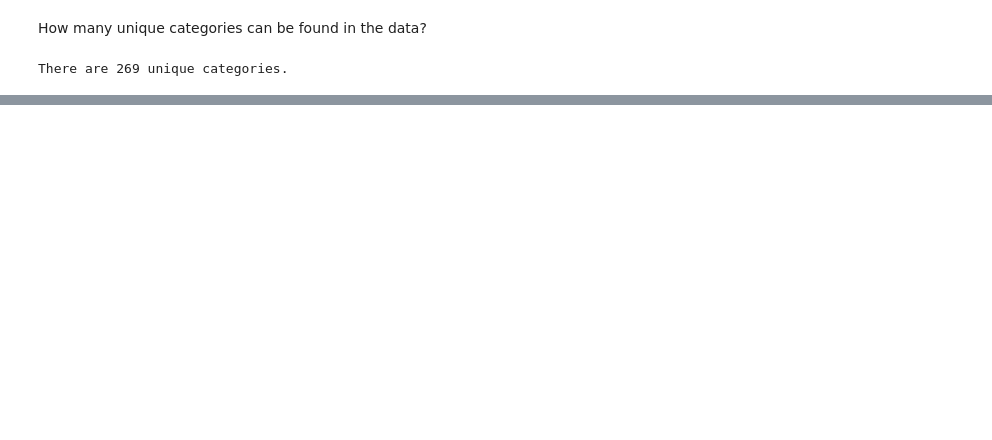
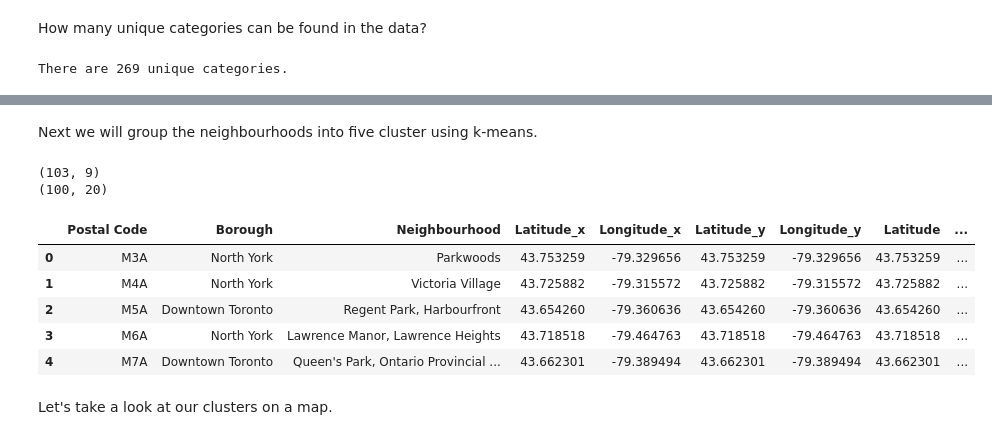
Before and after one commit to ZemaBlue/CapstoneProject, a Jupyter notebook: BattleoftheNeighbourhoods_week3.ipynb, the cells around one changed output, grey strips where cells are left out. Saved outputs shown, nothing was run; the diff lists cells and outputs as text; code cells hidden in the pictures; blank space fills up the shorter version.

```diff
--- a/BattleoftheNeighbourhoods_week3.ipynb
+++ b/BattleoftheNeighbourhoods_week3.ipynb
@@ -302,0 +279,13 @@ There are 269 unique categories.
+# %%
+# one hot encoding
+toronto_onehot = pd.get_dummies(toronto_venues[['Venue Category']], prefix="", prefix_sep="")
+
+# add neighborhood column back to dataframe
+toronto_onehot['Neighbourhood'] = toronto_venues['Neighbourhood']
+
+# move neighborhood column to the first column
+fixed_columns = [toronto_onehot.columns[-1]] + list(toronto_onehot.columns[:-1])
+toronto_onehot = toronto_onehot[fixed_columns]
+
+print(toronto_onehot.shape)
+toronto_onehot.head()
@@ -302,0 +302,4 @@ There are 269 unique categories.
+# %%
+toronto_grouped = toronto_onehot.groupby('Neighbourhood').mean().reset_index()
+print(toronto_grouped.shape)
+toronto_grouped.head()
@@ -302,0 +354,35 @@ There are 269 unique categories.
+# %% [markdown]
+Next we will group the neighbourhoods into five cluster using k-means.
+# %%
+# set number of clusters
+kclusters = 5
+
+toronto_grouped_clustering = toronto_grouped.drop('Neighbourhood', 1)
+
+# run k-means clustering
+kmeans = KMeans(n_clusters=5, random_state=0).fit(toronto_grouped_clustering)
+
+# add cluster lables
+
+neighbourhoods_venues_sorted.insert(0, 'Cluster Labels', kmeans.labels_)
+
+toronto_merged = hood_df
+toronto_merged = toronto_merged.dropna()
+
+# merge toronto_grouped with toronto_data to add latitude/longitude for each neighborhood
+toronto_merged = toronto_merged.join(neighbourhoods_venues_sorted.set_index('Neighbourhood'), on='Neighbourhood')
+toronto_merged = toronto_merged.dropna()
+print(hood_df.shape)
+print(toronto_merged.shape)
+toronto_merged.head() # check the last columns!
+# %% [output]
+(103, 9)
+(100, 20)
+|  | Postal Code | Borough | Neighbourhood | Latitude_x | Longitude_x | Latitude_y | Longitude_y | Latitude | ... |
+| 0 | M3A | North York | Parkwoods | 43.753259 | -79.329656 | 43.753259 | -79.329656 | 43.753259 | ... |
+| 1 | M4A | North York | Victoria Village | 43.725882 | -79.315572 | 43.725882 | -79.315572 | 43.725882 | ... |
+| 2 | M5A | Downtown Toronto | Regent Park, Harbourfront | 43.654260 | -79.360636 | 43.654260 | -79.360636 | 43.654260 | ... |
+| 3 | M6A | North York | Lawrence Manor, Lawrence Heights | 43.718518 | -79.464763 | 43.718518 | -79.464763 | 43.718518 | ... |
+| 4 | M7A | Downtown Toronto | Queen's Park, Ontario Provincial ... | 43.662301 | -79.389494 | 43.662301 | -79.389494 | 43.662301 | ... |
+# %% [markdown]
+Let's take a look at our clusters on a map.
```
Also changed, not shown: parts of 12 cells of this notebook.
